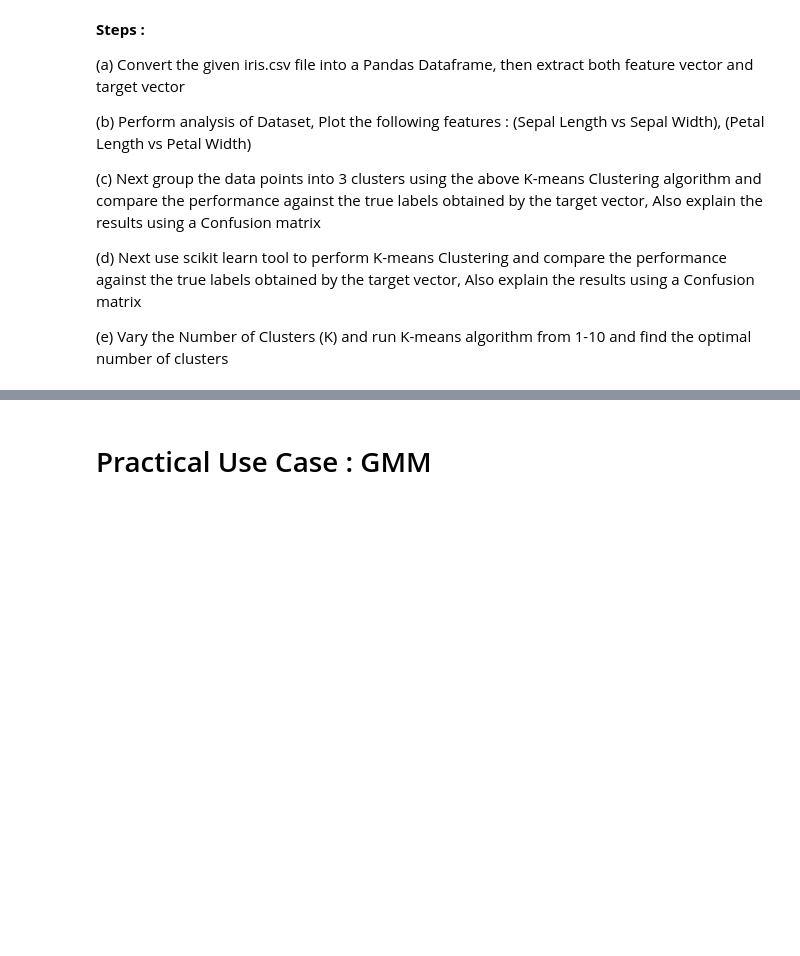
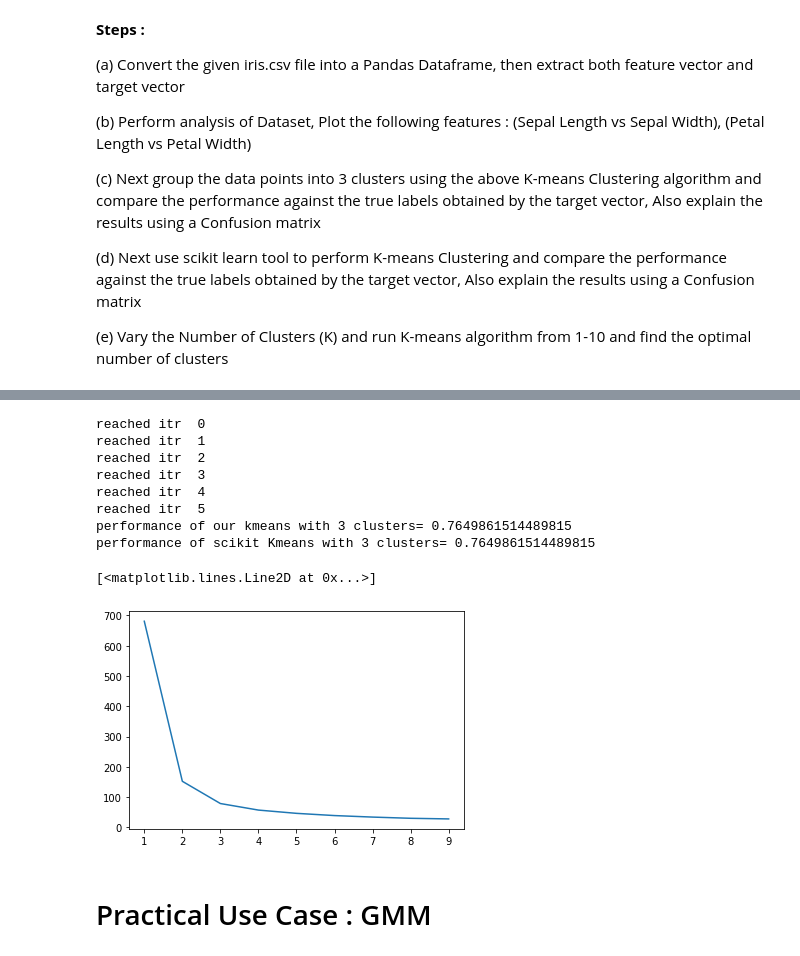
Before and after one commit to Whitelisted2/EE413-PRML-Lab, a Jupyter notebook: Assignment-04-Clustering1/Solved/Lab_4_Clustering_Part_1.ipynb, the cells around one changed output, grey strips where cells are left out. Saved outputs shown, nothing was run; the diff lists cells and outputs as text; code cells hidden in the pictures; blank space fills up the shorter version.

```diff
--- a/Assignment-04-Clustering1/Solved/Lab_4_Clustering_Part_1.ipynb
+++ b/Assignment-04-Clustering1/Solved/Lab_4_Clustering_Part_1.ipynb
@@ -515,3 +673,76 @@ Four features were measured from each sample : Length of Sepals, Width of sepals
+# %%
+from sklearn import metrics
+from sklearn.cluster import KMeans
+
+def K_means_ours(data,K,itr,benchmark):
+    # random initialization of clusters
+    index=np.random.randint(0,data.shape[0],K)
+    Cents=data[index,:]
+
+    # initialized a array to store distance, assigned label, minimum distance
+    DAL=np.zeros((data.shape[0],K+2))
+    error=[]
+    F=data+10**(-5)
+
+
+    for n in range(itr):
+    # assignment stage
+        print("reached itr ",n)
+        for i in range(F.shape[0]):
+            for j in range(K):
+                DAL[i,j]=np.linalg.norm(F[i,:]-Cents[j,:])
+            Dist=np.min(DAL[i,:K])
+
+            ind=((np.where(Dist==DAL[i,:K])[0]))
+
+            DAL[i,K]=ind.astype('int')
+            DAL[i,K+1]=Dist
+
+      # re-estimation stage
+        for i in range(K):
+            ind=np.where(DAL[:,K]==i)
+
+            if (F[ind,:][0].shape[0])==0:
+              id1=np.random.randint(0,data.shape[0],1)
+              Cents[i,:]=F[id1,:]
+            else:
+              Cents[i,:]=np.mean(F[ind,:][0],axis=0)
+        error.append(np.mean(DAL[:,K+1]))
+        if n>2:
+            if np.abs(error[n]-error[n-1])<benchmark:
+                break
+
+    return DAL, Cents
+
+DAL,cents=K_means_ours(x,3,100,benchmark)
+
+predicted_kmeans=DAL[:,3]
+print('performance of our kmeans with 3 clusters=',metrics.homogeneity_score(predicted_kmeans,target))
+
+#Sklearn Kmeans
+kmeans = KMeans(n_clusters=3,n_init=100,max_iter=100,verbose=0)
+kmeans.fit(x)
+predicted_kmeans_sk=kmeans.predict(x)
+print('performance of scikit Kmeans with 3 clusters=',metrics.homogeneity_score(predicted_kmeans_sk,target))
+
+dist_points_from_cluster_center = []
+K = range(1,10)
+for no_of_clusters in K:
+    k_model = KMeans(n_clusters=no_of_clusters,max_iter=20)
+    k_model.fit(x)
+    dist_points_from_cluster_center.append(k_model.inertia_)
+plt.plot(K, dist_points_from_cluster_center)
+# %% [output]
+reached itr  0
+reached itr  1
+reached itr  2
+reached itr  3
+reached itr  4
+reached itr  5
+performance of our kmeans with 3 clusters= 0.7649861514489815
+performance of scikit Kmeans with 3 clusters= 0.7649861514489815
+[<matplotlib.lines.Line2D at 0x...>]
+[figure, added]
 # %% [markdown]
 # Practical Use Case : GMM
 # %% [markdown]
```
Also changed, not shown: parts of 20 cells of this notebook, 2 other files.
